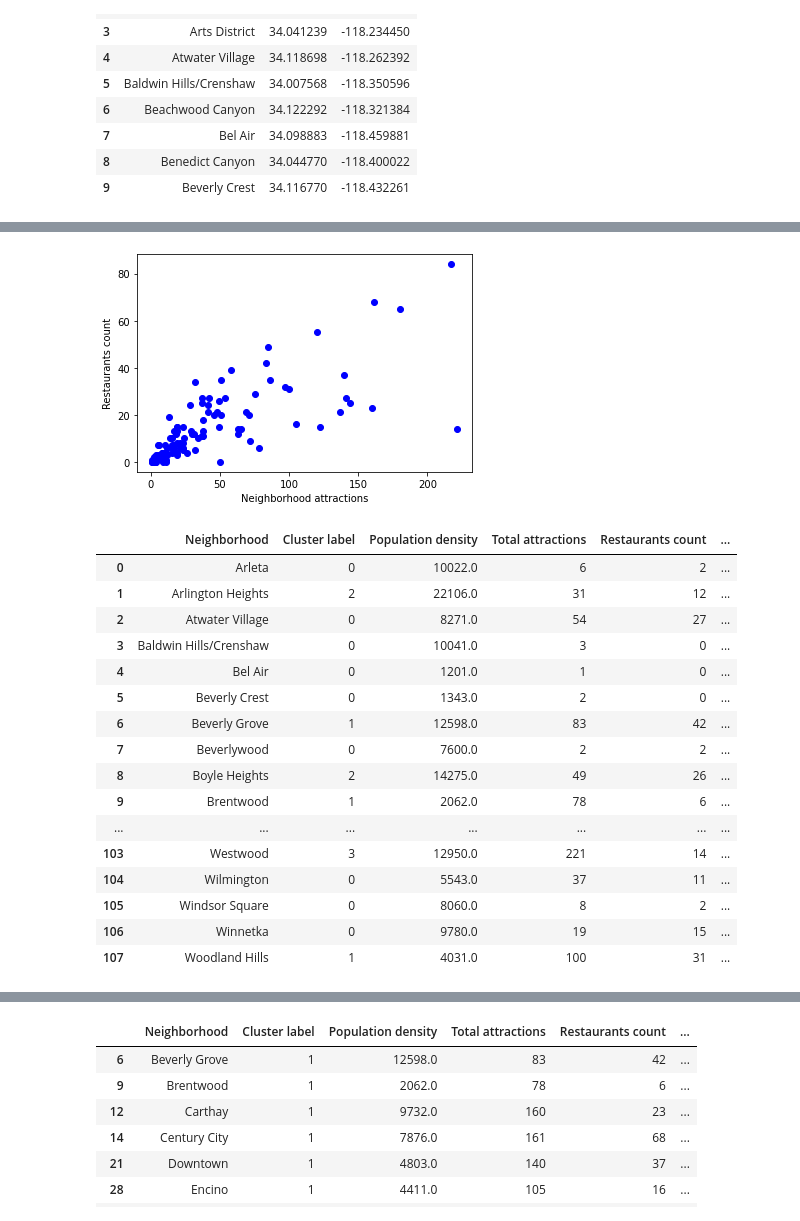
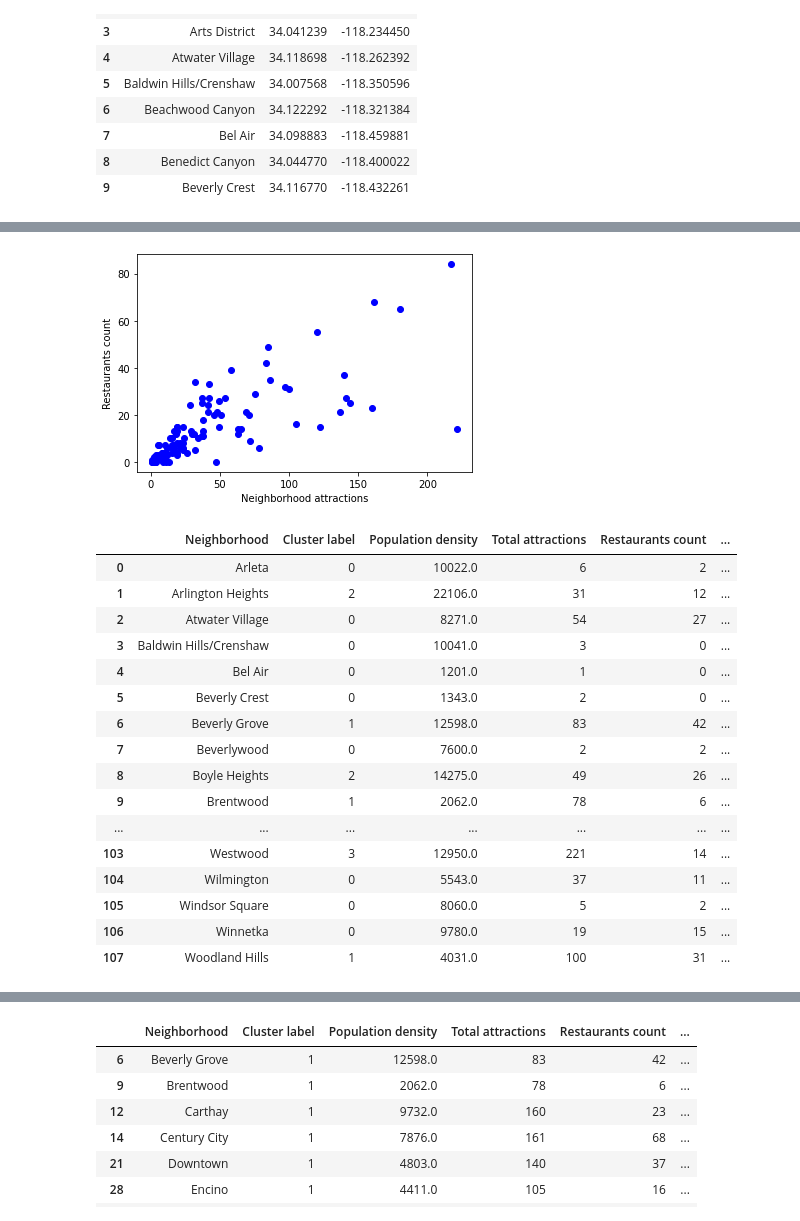
Before and after one commit to hammoud39/Machine_learning_capstone, a Jupyter notebook: Capstone Project - The Battle of Neighborhoods.ipynb, the cells around one changed output, grey strips where cells are left out. Saved outputs shown, nothing was run; the diff lists cells and outputs as text; code cells hidden in the pictures.

```diff
--- a/Capstone Project - The Battle of Neighborhoods.ipynb
+++ b/Capstone Project - The Battle of Neighborhoods.ipynb
@@ -123,7 +127,7 @@ for neigh in LA_df['Neighborhood']:
             longitudes.append(longitude)
             # print('The location coordinates of {} are {} and {}'.format(neigh, latitude, longitude))
             break
-        except:0
+        except:
             pass
     if location is None:
         latitudes.append(0)
@@ -267,9 +235,9 @@ map_LA
 [interactive output not drawn]
 # %%
 # Define foursquare credentials
-CLIENT_ID = 'QED5T4EOYGPHTLNIPYLSVINTSUYSVZ30GZBMENBIXAPBNVLN' # Foursquare ID
-CLIENT_SECRET = 'VNDTAUQVUXIY1WCKZOUXC1L5RGYZH5BPFNY5LMSLTXOSDYVP' # Foursquare Secret
-VERSION = '20200416' # API version
+CLIENT_ID = 'ZV4CNEROAPVAHGCOJOUKPSERQOCKE4JRTJ2ZJXZRT4TMAPJW' # Foursquare ID
+CLIENT_SECRET = 'I0SP3KFGRC2XEAMGCGQOAAEOUHPIK5C3XH3JI0H4QOHSLC3P' # Foursquare Secret
+VERSION = '20200420' # API version
 LIMIT = 1
 radius = 500
 # %%
@@ -430,7 +403,7 @@ plt.xlabel("Neighborhood attractions")
 plt.ylabel("Restaurants count")
 plt.show()
 # %% [output]
-[figure, old version]
+[figure, new version]
 # %%
 # CLUSTERING NEIGHBORHOODS
 # Now we will start the process of clustering the neighborhoods
@@ -450,32 +423,27 @@ kclusters = 4
 kmeans = KMeans(n_clusters=kclusters, random_state=0).fit(LA_clustering)
 # %%
 # Insert the labels in the original dataframe
-try:
-    LA_df.drop(['Cluster label'], axis=1, inplace=True)
-except:
-    pass
-
 LA_df.insert(1, 'Cluster label', kmeans.labels_)
 
 # LA_df.drop(['Cluster Label'], axis=1, inplace=True)
 display_features = ['Neighborhood','Cluster label','Population density','Total attractions','Restaurants count','Lebanese restaurants count']
 LA_df[display_features]
 # %% [output]
 |  | Neighborhood | Cluster label | Population density | Total attractions | Restaurants count | ... |
 | 0 | Arleta | 0 | 10022.0 | 6 | 2 | ... |
 | 1 | Arlington Heights | 2 | 22106.0 | 31 | 12 | ... |
 | 2 | Atwater Village | 0 | 8271.0 | 54 | 27 | ... |
 | 3 | Baldwin Hills/Crenshaw | 0 | 10041.0 | 3 | 0 | ... |
 | 4 | Bel Air | 0 | 1201.0 | 1 | 0 | ... |
 | 5 | Beverly Crest | 0 | 1343.0 | 2 | 0 | ... |
 | 6 | Beverly Grove | 1 | 12598.0 | 83 | 42 | ... |
 | 7 | Beverlywood | 0 | 7600.0 | 2 | 2 | ... |
 | 8 | Boyle Heights | 2 | 14275.0 | 49 | 26 | ... |
 | 9 | Brentwood | 1 | 2062.0 | 78 | 6 | ... |
 | ... | ... | ... | ... | ... | ... | ... |
 | 103 | Westwood | 3 | 12950.0 | 221 | 14 | ... |
 | 104 | Wilmington | 0 | 5543.0 | 37 | 11 | ... |
-| 105 | Windsor Square | 0 | 8060.0 | 8 | 2 | ... |
+| 105 | Windsor Square | 0 | 8060.0 | 5 | 2 | ... |
 | 106 | Winnetka | 0 | 9780.0 | 19 | 15 | ... |
 | 107 | Woodland Hills | 1 | 4031.0 | 100 | 31 | ... |
 # %%
```
Also changed, not shown: parts of 20 cells of this notebook.
